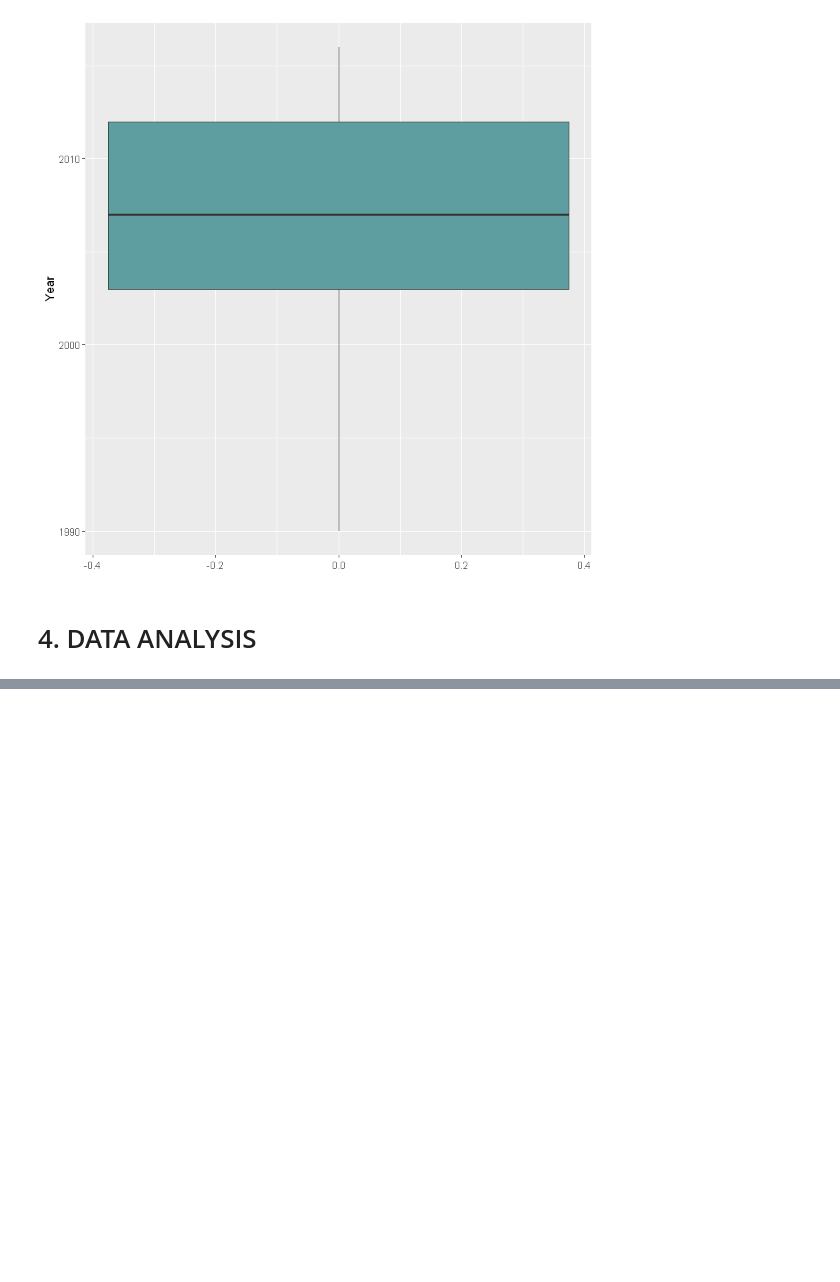
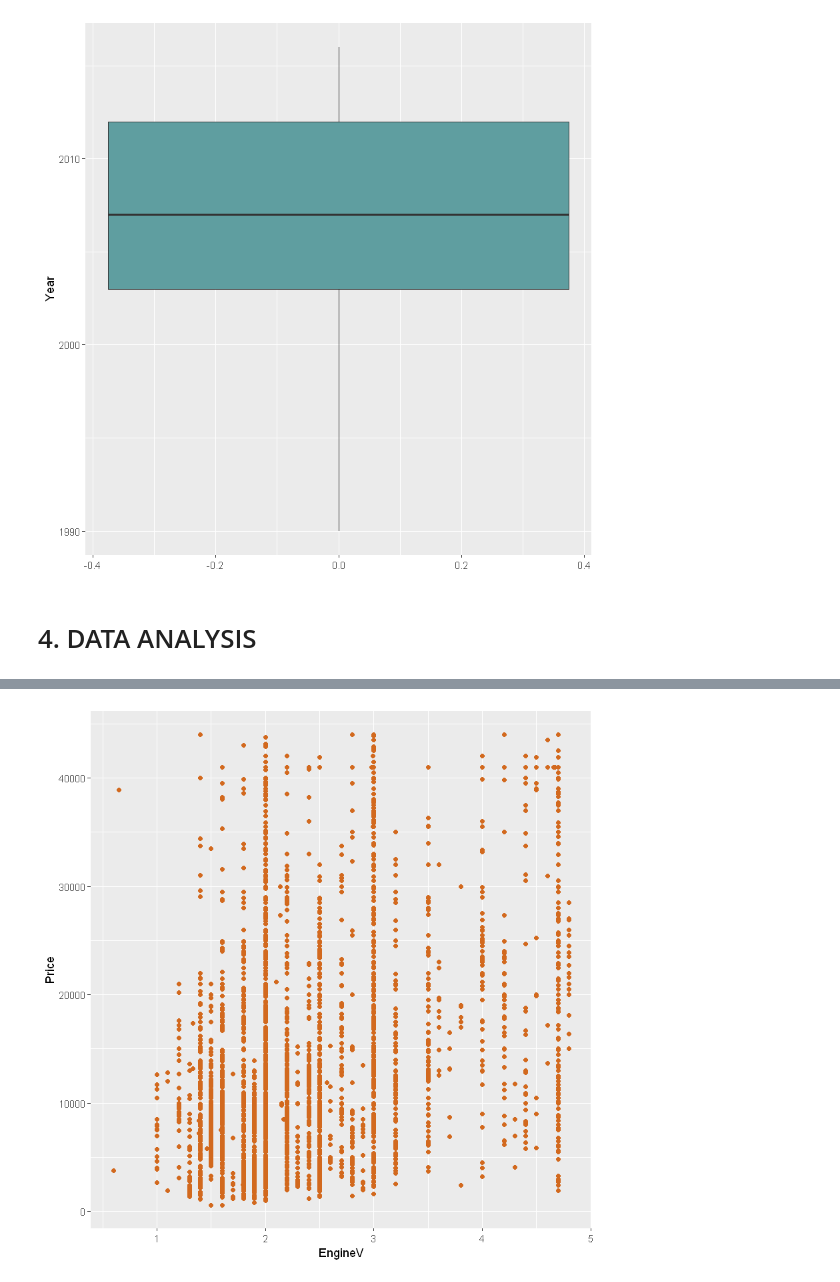
Before and after one commit to nithinivi/DataScienceInR, a Jupyter notebook: lesson-03/EDA.ipynb, the cells around one changed output, grey strips where cells are left out. Saved outputs shown, nothing was run; the diff lists cells and outputs as text; code cells hidden in the pictures; blank space fills up the shorter version.

```diff
--- a/lesson-03/EDA.ipynb
+++ b/lesson-03/EDA.ipynb
@@ -377,0 +485,6 @@ ggplot(data=data,aes(y=Year))+ geom_boxplot(fill='cadetblue')
+# %%
+ggplot(data=data,aes(EngineV,Price))+geom_point(color='chocolate')
+
+## Positive Correlation Between Price and Engine Version
+# %% [output]
+[figure, added]
```
Also changed, not shown: parts of 8 cells of this notebook, 3 other files.
